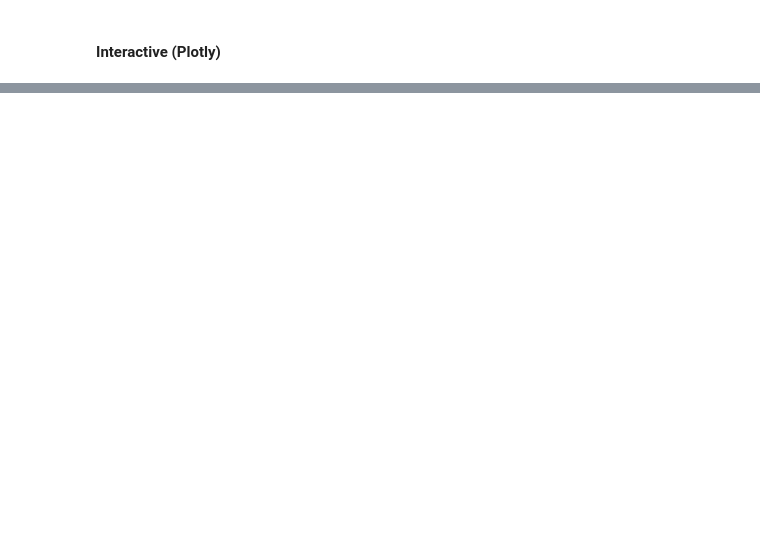
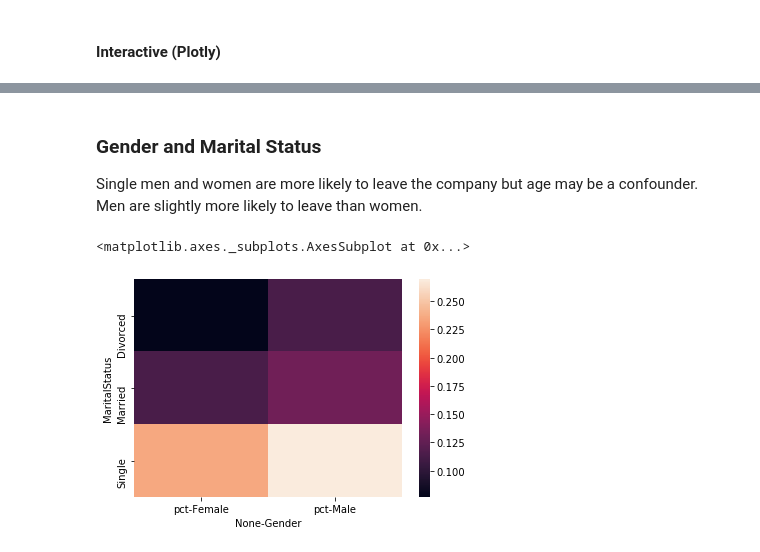
Before and after one commit to mpkrass7/ibm_churn, a Jupyter notebook: hr_churn_analysis.ipynb, the cells around one changed output, grey strips where cells are left out. Drawn from its saved outputs; the diff is of its cells as text; code cells hidden in the pictures; blank space fills up the shorter version.

```diff
--- a/hr_churn_analysis.ipynb
+++ b/hr_churn_analysis.ipynb
@@ -130,0 +163,24 @@ fig.show()
+# %% [markdown]
+### Gender and Marital Status
+
+Single men and women are more likely to leave the company but age may be a confounder. Men are slightly more likely to leave than women.
+# %%
+df_new = df.copy()
+df_new['Attr'] = df_new['Attrition'].apply(lambda x: 1 if x == 'Yes' else 0)
+df_new['Count'] = 1
+df_new_group = df_new.groupby(['Gender', 'MaritalStatus'])[['Attr', 'Count']].sum()
+df_new_group['pct'] = df_new_group['Attr'] / df_new_group['Count']
+
+df_heat = df_new_group.reset_index()[['Gender','MaritalStatus','pct']]\
+    .pivot('MaritalStatus', 'Gender')
+
+sns.heatmap(
+    data=df_heat
+)
+
+# sns.heatmap(
+#     data=df[['Gender', 'MaritalStatus', ]]
+#     )
+# %% [output]
+<matplotlib.axes._subplots.AxesSubplot at 0x...>
+[figure, added]
```
Also changed, not shown: parts of 11 cells of this notebook.
